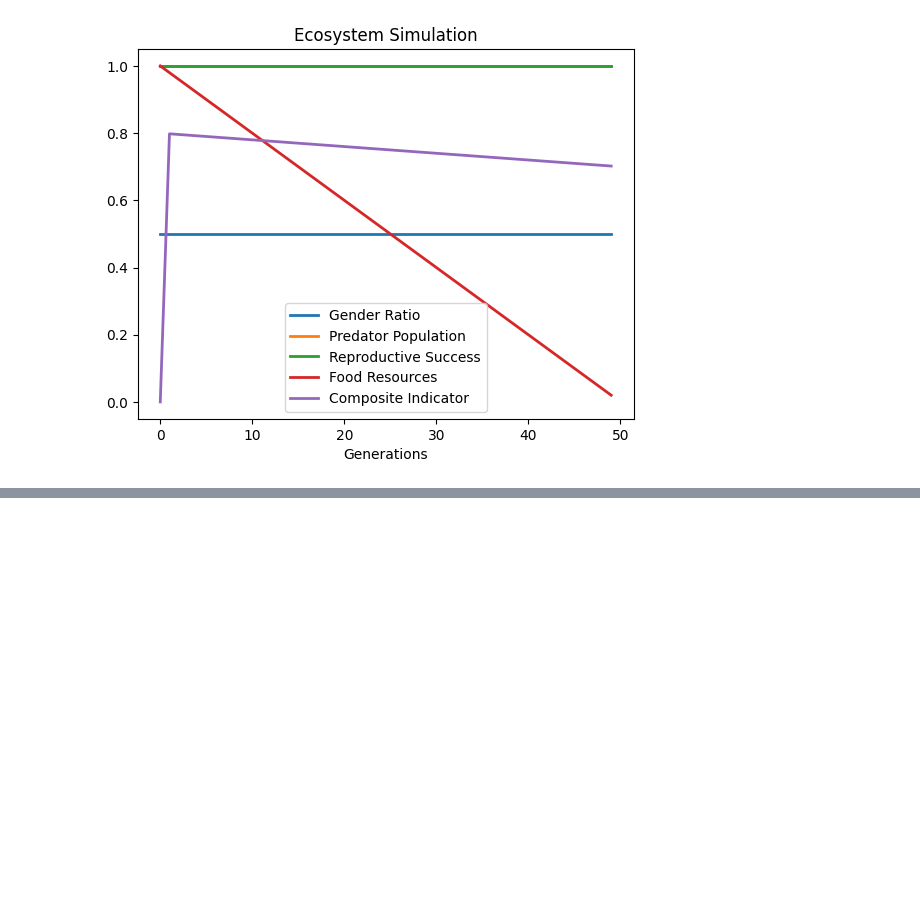
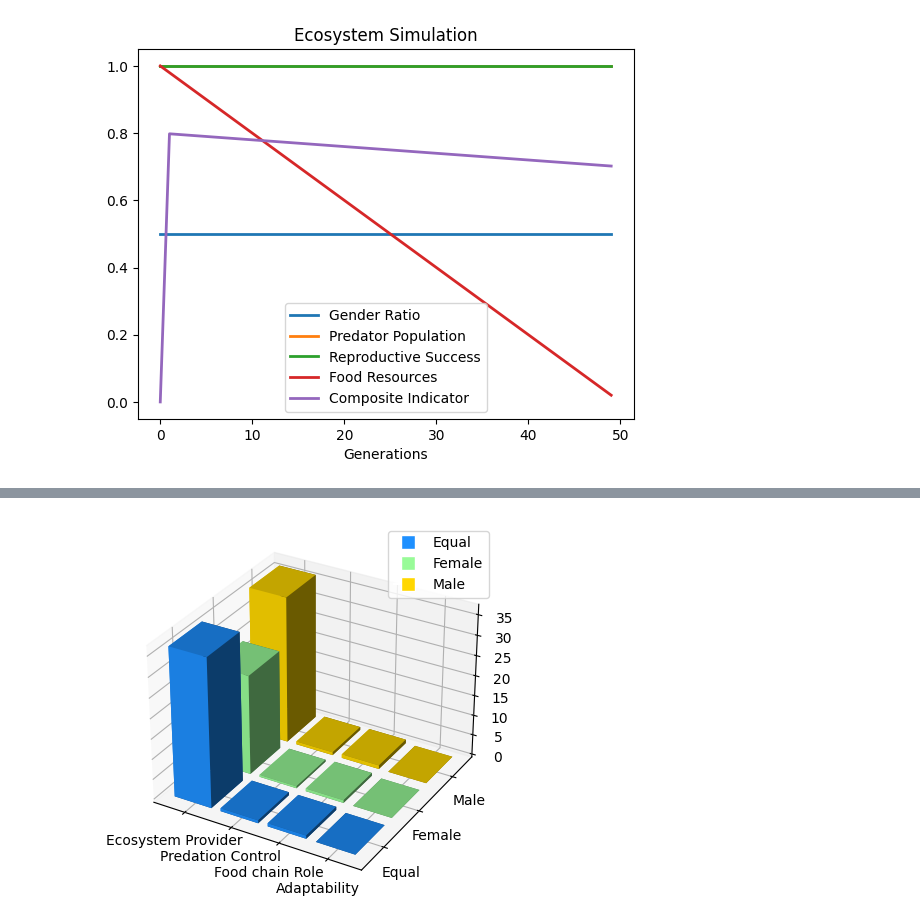
Before and after one commit to cr9294/2024-Data-insights, a Jupyter notebook: 2/2.1.ipynb, the cells around one changed output, grey strips where cells are left out. Saved outputs shown, nothing was run; the diff lists cells and outputs as text; code cells hidden in the pictures; blank space fills up the shorter version.

```diff
--- a/2/2.1.ipynb
+++ b/2/2.1.ipynb
@@ -178,0 +299,68 @@ Overall Score: 7.747420407329505
+# %%
+import matplotlib.pyplot as plt
+from mpl_toolkits.mplot3d import Axes3D
+from matplotlib.lines import Line2D
+import numpy as np
+
+# 提供数据
+x_labels = labels[:4]
+y_labels = ['Equal', "Female", "Male"]
+z_values = [
+    values[:4],
+    values_1[:4],
+    values_2[:4]
+]
+
+# 创建3D图
+fig = plt.figure()
+ax = fig.add_subplot(111, projection='3d')
+
+# 将数据转换为三维坐标
+x, y = np.meshgrid(np.arange(len(x_labels)), np.arange(len(y_labels)))
+x = x.flatten()
+y = y.flatten()
+z = np.zeros_like(x)
+
+# 绘制柱状图
+dx = dy = 0.8  # 设置柱状图的宽度
+dz = np.array(z_values).flatten()
+
+# Custom RGB values for the provided colors
+color_1 = (30/255, 144/255, 255/255)  # #1E90FF
+color_2 = (152/255, 251/255, 152/255)  # #98FB98
+color_3 = (255/255, 215/255, 0/255)    # #FFD700
+
+# Create an array of custom colors
+custom_colors = [color_1, color_2, color_3]
+
+for i, label in enumerate(y_labels):
+    color = custom_colors[i]
+    indices = y == i
+    alpha = 1
+    ax.bar3d(x[indices], y[indices], z[indices], dx, dy, dz[indices], shade=True,alpha=alpha, color=color, label=label)
+
+# 找到最大值的索引
+max_idx = np.argmax(dz)
+
+# 获取最大值的坐标
+max_x, max_y, max_z = x[max_idx], y[max_idx], dz[max_idx]
+
+
+# 设置轴标签
+ax.set_xticks(np.arange(len(x_labels)) + 0.4)
+ax.set_xticklabels(x_labels)
+ax.set_yticks(np.arange(len(y_labels)) + 0.4)
+ax.set_yticklabels(y_labels)
+
+
+# 视角变的水平一些
+ax.view_init(elev=30)
+
+# 添加自定义图例
+legend_elements = [Line2D([0], [0], marker='s', color='w', markerfacecolor=custom_colors[i], markersize=10, label=label) for i, label in enumerate(y_labels)]
+ax.legend(handles=legend_elements)
+
+# 显示图形
+plt.show()
+# %% [output]
+[figure, added]
```
Also changed, not shown: parts of 9 cells of this notebook, 11 other files.
